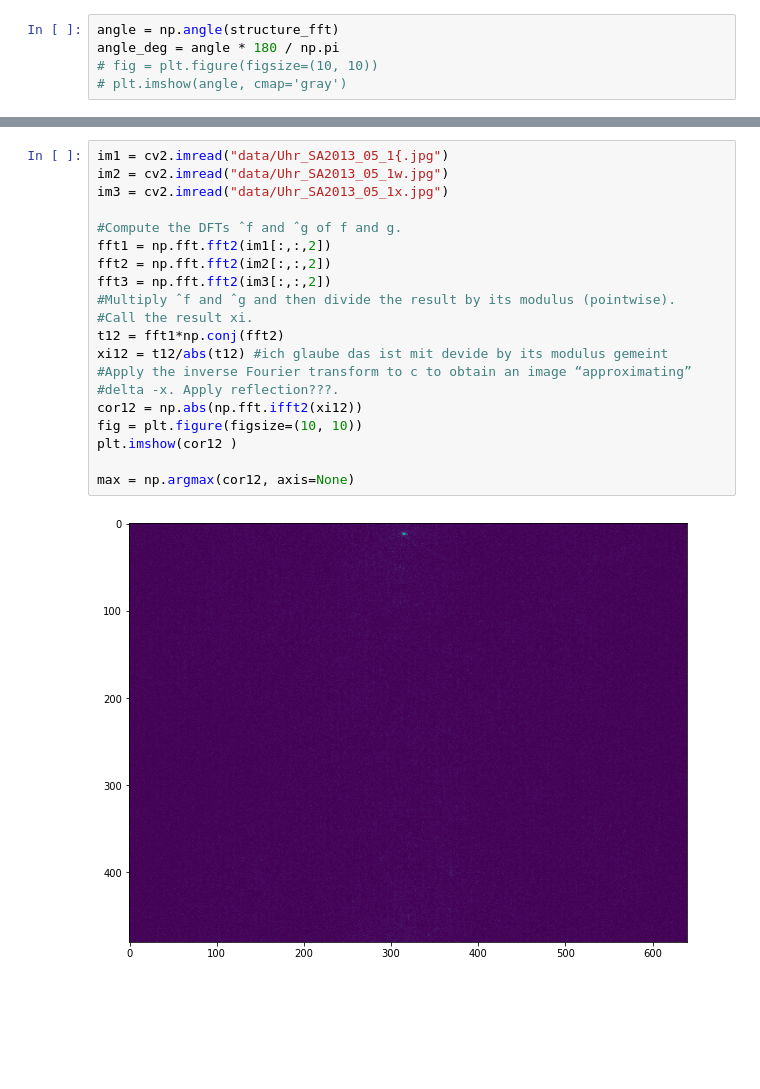
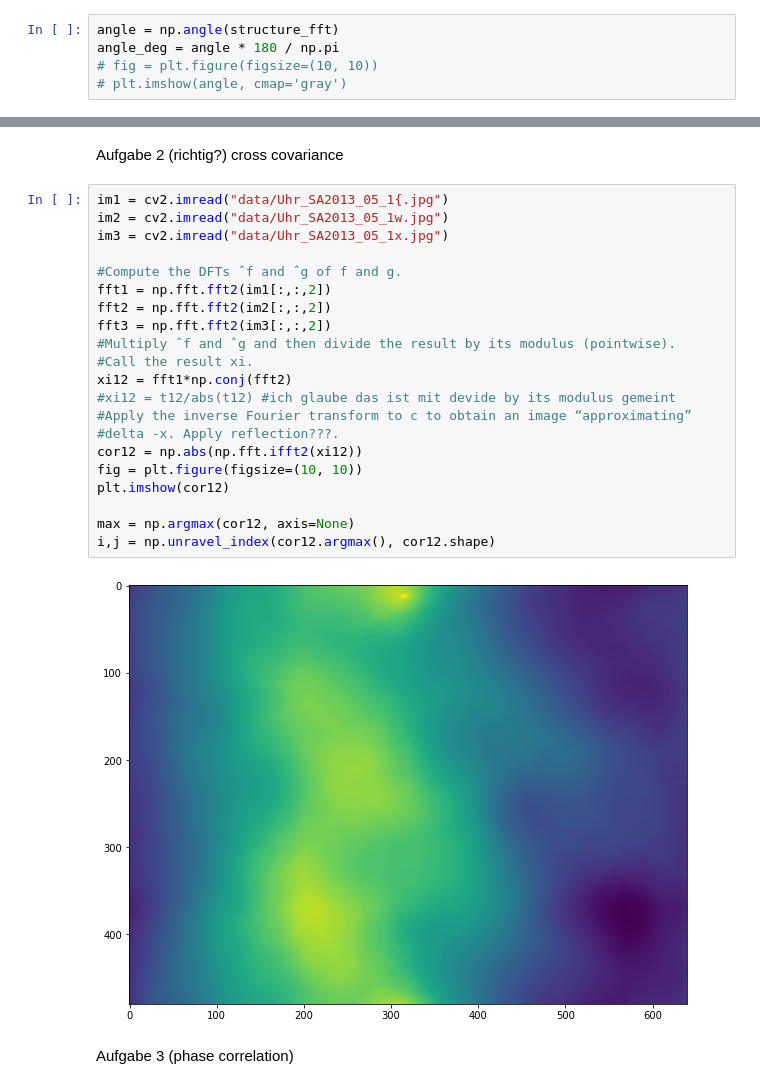
Before and after one commit to dichterbaer/SysBV, a Jupyter notebook: aufgabe4.ipynb, the cells around one changed output, grey strips where cells are left out. Saved outputs shown, nothing was run; the diff lists cells and outputs as text; blank space fills up the shorter version.

```diff
--- a/aufgabe4.ipynb
+++ b/aufgabe4.ipynb
@@ -105,22 +185,27 @@ Aufgabe 2
+# %% [markdown]
+Aufgabe 2 (richtig?) cross covariance
 # %%
 im1 = cv2.imread("data/Uhr_SA2013_05_1{.jpg")
 im2 = cv2.imread("data/Uhr_SA2013_05_1w.jpg")
 im3 = cv2.imread("data/Uhr_SA2013_05_1x.jpg")
 
 #Compute the DFTs ˆf and ˆg of f and g.
 fft1 = np.fft.fft2(im1[:,:,2])
 fft2 = np.fft.fft2(im2[:,:,2])
 fft3 = np.fft.fft2(im3[:,:,2])
 #Multiply ˆf and ˆg and then divide the result by its modulus (pointwise).
 #Call the result xi.
-t12 = fft1*np.conj(fft2)
-xi12 = t12/abs(t12) #ich glaube das ist mit devide by its modulus gemeint
+xi12 = fft1*np.conj(fft2)
+#xi12 = t12/abs(t12) #ich glaube das ist mit devide by its modulus gemeint
 #Apply the inverse Fourier transform to c to obtain an image “approximating”
 #delta -x. Apply reflection???.
 cor12 = np.abs(np.fft.ifft2(xi12))
 fig = plt.figure(figsize=(10, 10))
-plt.imshow(cor12 )
+plt.imshow(cor12)
 
 max = np.argmax(cor12, axis=None)
+i,j = np.unravel_index(cor12.argmax(), cor12.shape)
 # %% [output]
-[figure, old version]
+[figure, new version]
+# %% [markdown]
+Aufgabe 3 (phase correlation)
```
Also changed, not shown: parts of 17 cells of this notebook.
